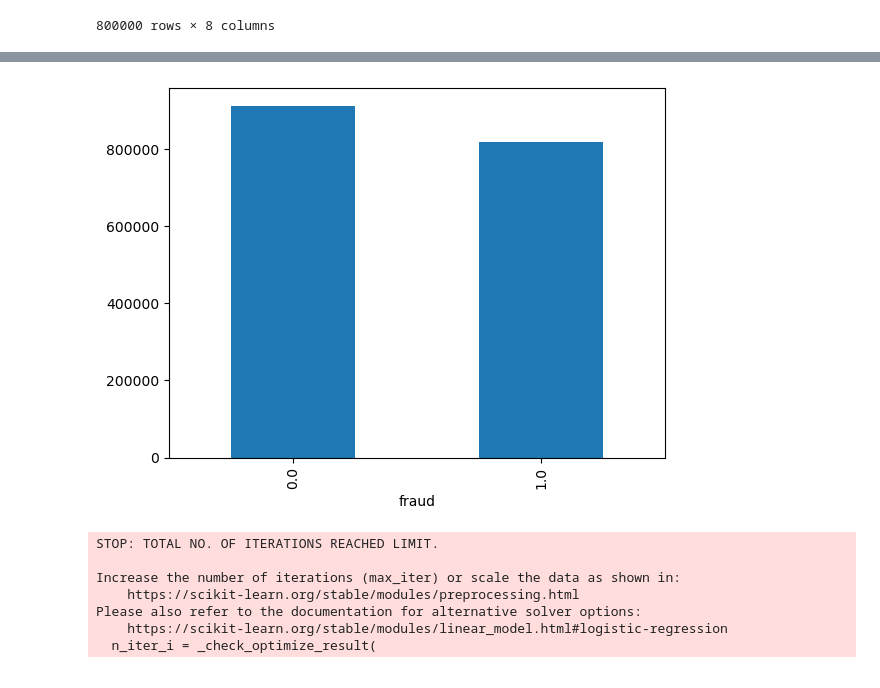
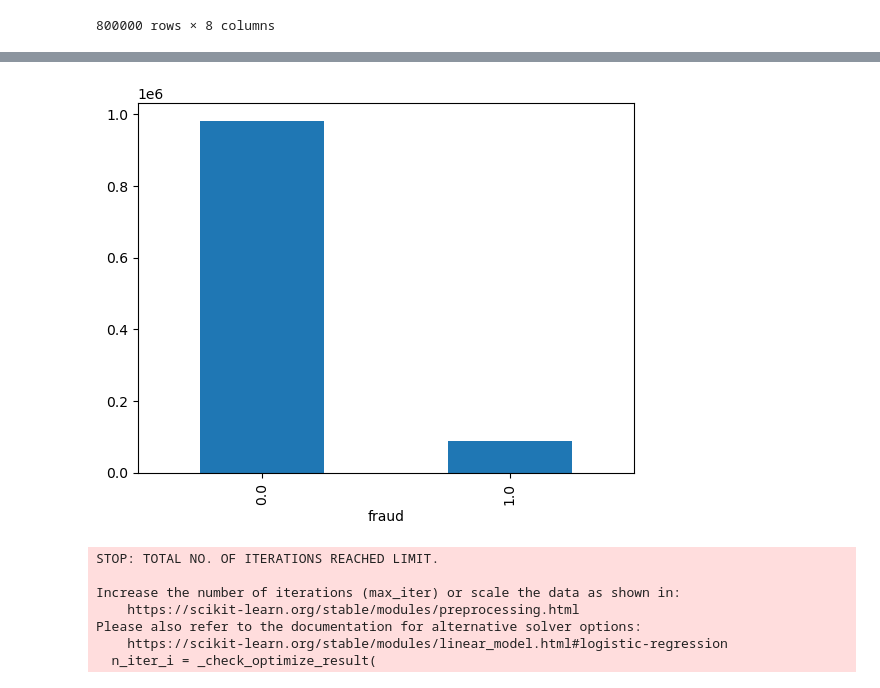
Before and after one commit to data-bootcamp-v4/lab-imbalanced, a Jupyter notebook: lab-imbalanced.ipynb, the cells around one changed output, grey strips where cells are left out. Saved outputs shown, nothing was run; the diff lists cells and outputs as text; code cells hidden in the pictures.

```diff
--- a/lab-imbalanced.ipynb
+++ b/lab-imbalanced.ipynb
@@ -242,10 +249,10 @@ train
 800000 rows × 8 columns
 # %%
 from sklearn.utils import resample
-fraud_positive_undersampled = resample(fraud_positive,
+fraud_negative_undersampled = resample(fraud_negative,
                                     replace=True,
-                                    n_samples = len(fraud_negative),
+                                    n_samples = len(fraud_positive),
                                     random_state=0)
-fraud_positive_undersampled
+fraud_negative_undersampled
 # %% [output]
 |  | distance_from_home | distance_from_last_transaction | ratio_to_median_purchase_price | repeat_retailer | used_chip | ... |
@@ -264,5 +271,5 @@ fraud_positive_undersampled
 # %%
-train_under = pd.concat([fraud_positive_undersampled, fraud])
+train_under = pd.concat([fraud_negative_undersampled, fraud])
 train_under
 # %% [output]
 |  | distance_from_home | distance_from_last_transaction | ratio_to_median_purchase_price | repeat_retailer | used_chip | ... |
@@ -281,9 +288,9 @@ train_under
 # %%
-fraud_positive_undersampled_plt = train_under["fraud"].value_counts()
-fraud_positive_undersampled_plt.plot(kind="bar")
+fraud_negative_undersampled_plt = train_under["fraud"].value_counts()
+fraud_negative_undersampled_plt.plot(kind="bar")
 plt.show()
 # %% [output]
-[figure, old version]
+[figure, new version]
 # %%
 #logistic regretion
 
```
Also changed, not shown: parts of 9 cells of this notebook.
